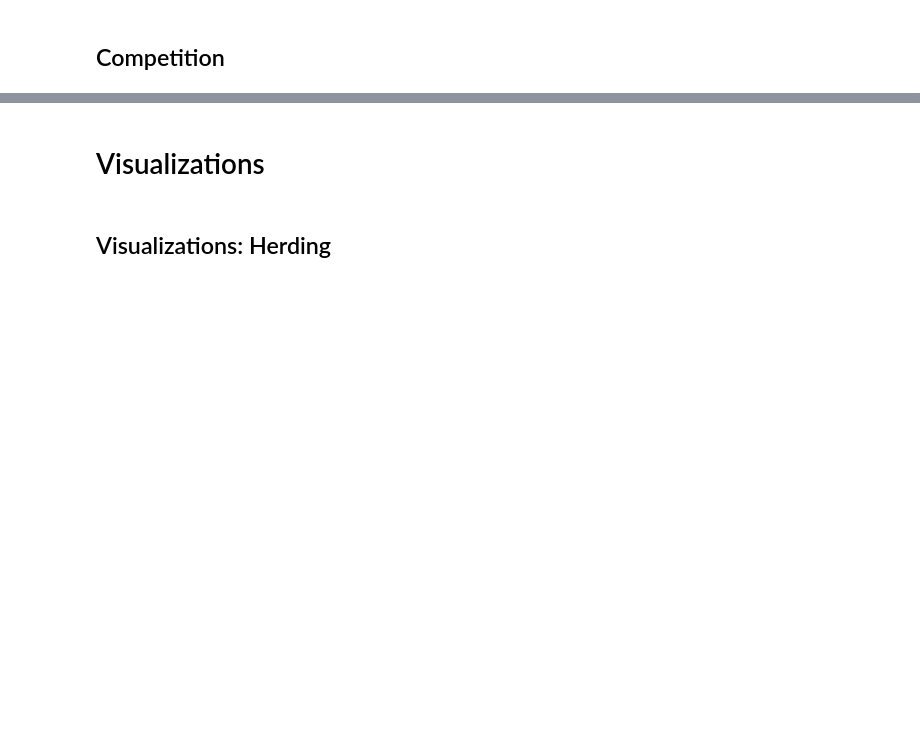
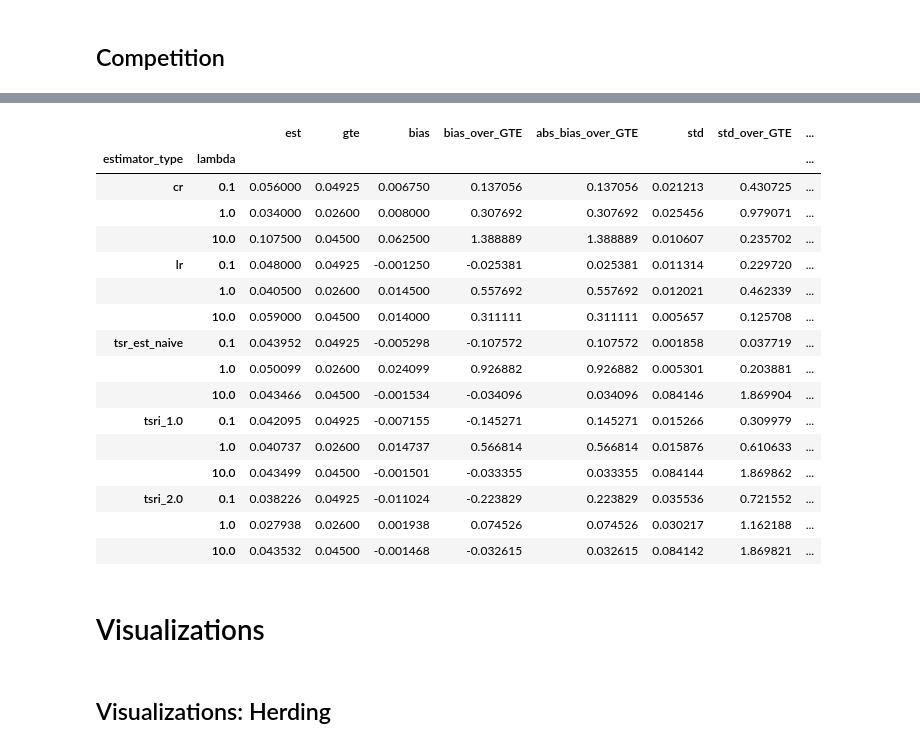
Before and after one commit to johnchrishays/herding-bias, a Jupyter notebook: Sample Numerics and Simulations.ipynb, the cells around one changed output, grey strips where cells are left out. Drawn from its saved outputs; the diff is of its cells as text; code cells hidden in the pictures; blank space fills up the shorter version.

```diff
--- a/Sample Numerics and Simulations.ipynb
+++ b/Sample Numerics and Simulations.ipynb
@@ -81,18 +86,21 @@ Customer Proportions: {'c1': 1}
+# %%
+T_0 = 5
+T_1 = 25
+
+# normalizes time horizon by min(lam, tau)
+T_start = {lam: T_0/min(lam,tau) for lam in lams}
+T_end = {lam: T_1/min(lam,tau) for lam in lams}
+
+varying_time_horizons = True
+
+n_runs = 2
+n_listings = 100
+
+choice_set_type = 'alpha' #customers sample items into consideration set with prob alpha
+k = None
 # %% [markdown]
 # Simulations
 # %% [markdown]
 Setting simulation parameters. Remaining model parameters as defined in mean field parameters.
-# %%
-T_0 = 5
-T_1 = 25
-
-# normalizes time horizon by min(lam, tau)
-T_start = {lam: T_0/min(lam,tau) for lam in lams}
-T_end = {lam: T_1/min(lam,tau) for lam in lams}
-
-varying_time_horizons = True
-
-n_runs = 10
-n_listings = 100
 # %% [markdown]
 Define choice set type. If 'alpha', customers sample items into consideration set with prob alpha. If 'finite_k', each customer draws a fixed $k$ number of items into their consideration set.
@@ -158,0 +159,5 @@ est_stats_competition = est_stats_competition.rename({'cr':"Customer-Side", 'lr'
+# %%
+x = sim_wrapper.run_all_sims(n_runs, n_listings, T_start, T_end,
+                                    choice_set_type, k,
+                                    alpha, epsilon, tau, lams,
+                                    **params, herding=True)
@@ -159,3 +171,31 @@ est_stats_competition = est_stats_competition.rename({'cr':"Customer-Side", 'lr'
+# %%
+est_stats_herding = sim_wrapper.calc_all_ests_stats("sample", T_start, T_end,
+                                            n_listings, tau=tau,
+                                            tsr_est_types=tsr_est_types,
+                                            events=x,
+                                            varying_time_horizons=varying_time_horizons,
+                                            **params
+                                           )
+# %%
+est_stats_herding
+# %% [output]
+|  |  | est | gte | bias | bias_over_GTE | abs_bias_over_GTE | std | std_over_GTE | ... |
+| estimator_type | lambda |  |  |  |  |  |  |  | ... |
+| cr | 0.1 | 0.056000 | 0.04925 | 0.006750 | 0.137056 | 0.137056 | 0.021213 | 0.430725 | ... |
+|  | 1.0 | 0.034000 | 0.02600 | 0.008000 | 0.307692 | 0.307692 | 0.025456 | 0.979071 | ... |
+|  | 10.0 | 0.107500 | 0.04500 | 0.062500 | 1.388889 | 1.388889 | 0.010607 | 0.235702 | ... |
+| lr | 0.1 | 0.048000 | 0.04925 | -0.001250 | -0.025381 | 0.025381 | 0.011314 | 0.229720 | ... |
+|  | 1.0 | 0.040500 | 0.02600 | 0.014500 | 0.557692 | 0.557692 | 0.012021 | 0.462339 | ... |
+|  | 10.0 | 0.059000 | 0.04500 | 0.014000 | 0.311111 | 0.311111 | 0.005657 | 0.125708 | ... |
+| tsr_est_naive | 0.1 | 0.043952 | 0.04925 | -0.005298 | -0.107572 | 0.107572 | 0.001858 | 0.037719 | ... |
+|  | 1.0 | 0.050099 | 0.02600 | 0.024099 | 0.926882 | 0.926882 | 0.005301 | 0.203881 | ... |
+|  | 10.0 | 0.043466 | 0.04500 | -0.001534 | -0.034096 | 0.034096 | 0.084146 | 1.869904 | ... |
+| tsri_1.0 | 0.1 | 0.042095 | 0.04925 | -0.007155 | -0.145271 | 0.145271 | 0.015266 | 0.309979 | ... |
+|  | 1.0 | 0.040737 | 0.02600 | 0.014737 | 0.566814 | 0.566814 | 0.015876 | 0.610633 | ... |
+|  | 10.0 | 0.043499 | 0.04500 | -0.001501 | -0.033355 | 0.033355 | 0.084144 | 1.869862 | ... |
+| tsri_2.0 | 0.1 | 0.038226 | 0.04925 | -0.011024 | -0.223829 | 0.223829 | 0.035536 | 0.721552 | ... |
+|  | 1.0 | 0.027938 | 0.02600 | 0.001938 | 0.074526 | 0.074526 | 0.030217 | 1.162188 | ... |
+|  | 10.0 | 0.043532 | 0.04500 | -0.001468 | -0.032615 | 0.032615 | 0.084142 | 1.869821 | ... |
 # %% [markdown]
 # Visualizations
 # %% [markdown]
```
Also changed, not shown: parts of 10 cells of this notebook, 1 other file.
